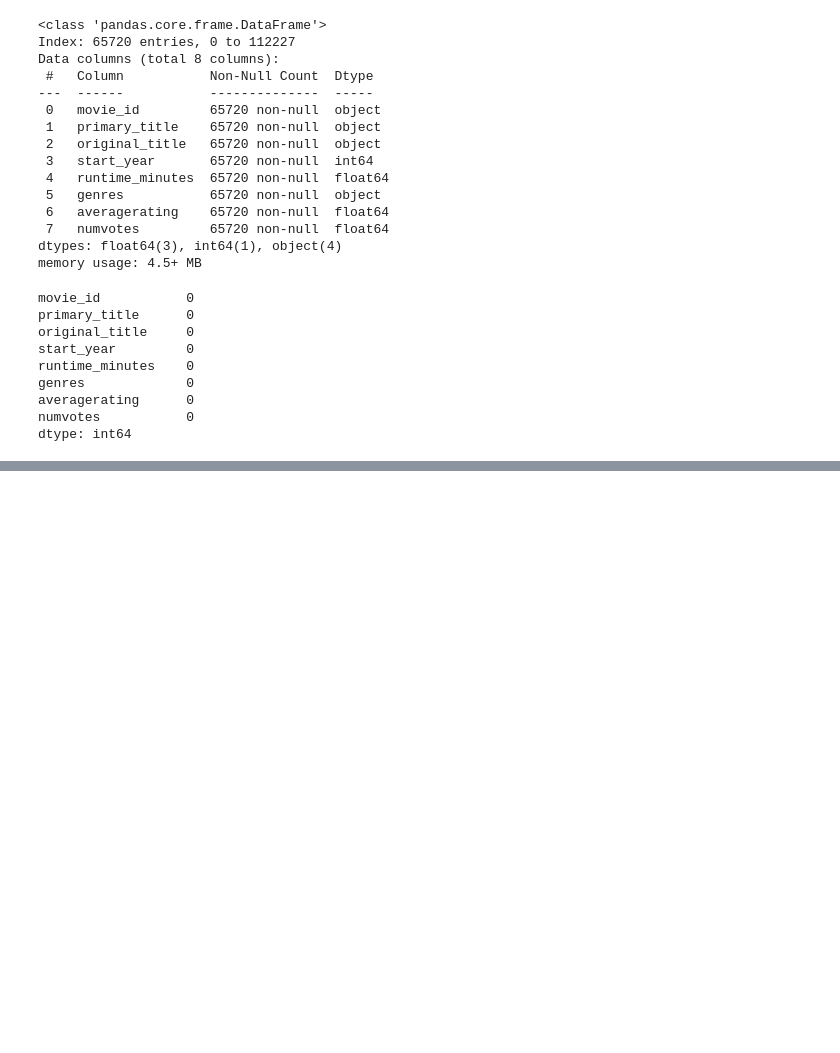
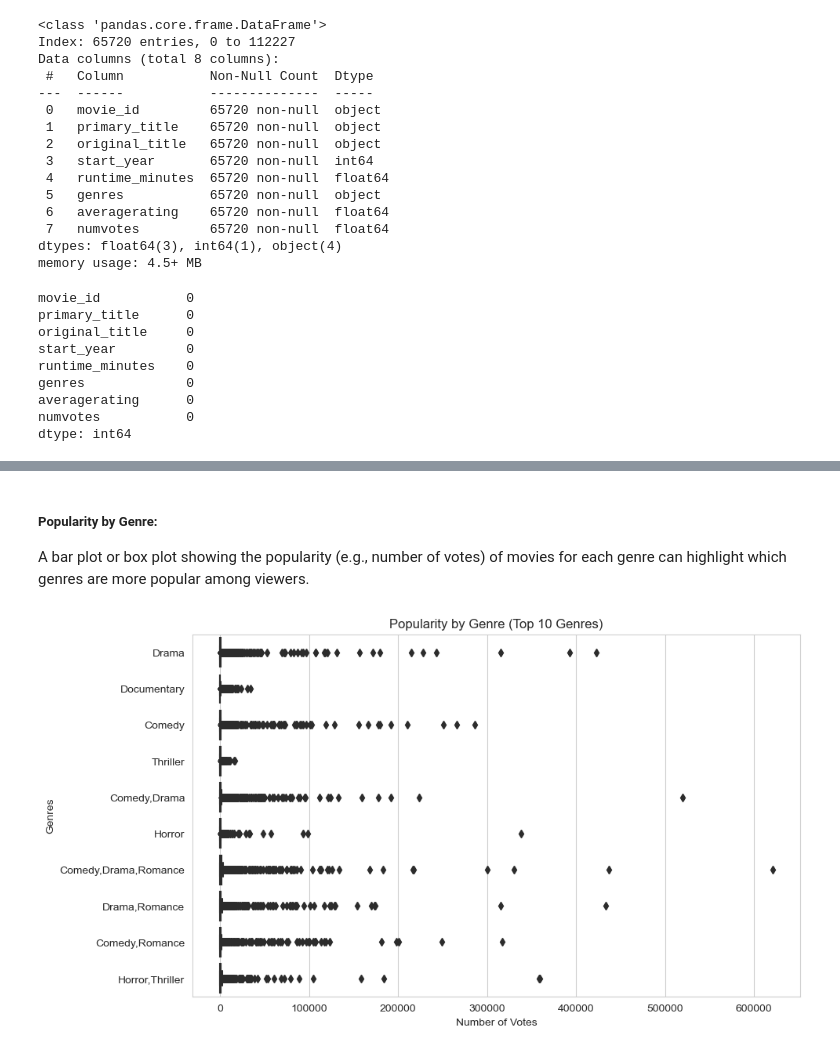
Before and after one commit to geomwangi007/Microsoft-Studio-Project, a Jupyter notebook: student.ipynb, the cells around one changed output, grey strips where cells are left out. Saved outputs shown, nothing was run; the diff lists cells and outputs as text; code cells hidden in the pictures; blank space fills up the shorter version.

```diff
--- a/student.ipynb
+++ b/student.ipynb
@@ -1140,0 +1177,14 @@ plt.show()
+# %% [markdown]
+##### Popularity by Genre:
+
+A bar plot or box plot showing the popularity (e.g., number of votes) of movies for each genre can highlight which genres are more popular among viewers.
+# %%
+plt.figure(figsize=(10, 6))
+top_genres = movie_basics_combined['genres'].value_counts().head(10).index
+sns.boxplot(data=movie_basics_combined[movie_basics_combined['genres'].isin(top_genres)], y='genres', x='numvotes', palette='viridis')
+plt.title('Popularity by Genre (Top 10 Genres)')
+plt.xlabel('Number of Votes')
+plt.ylabel('Genres')
+plt.show()
+# %% [output]
+[figure, added]
```
Also changed, not shown: parts of 17 cells of this notebook.
